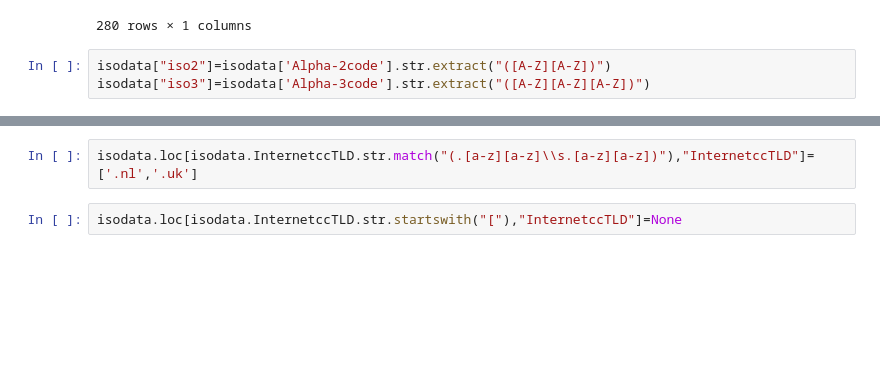
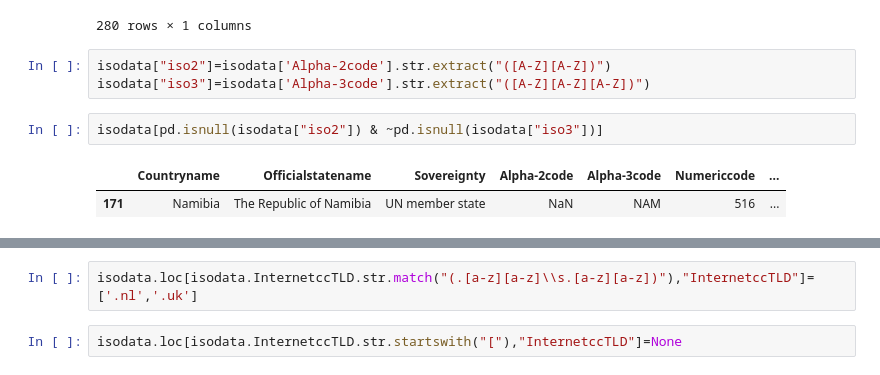
Before and after one commit to rhsu4/CTforGA_integrating, a Jupyter notebook: Exercises.ipynb, the cells around one changed output, grey strips where cells are left out. Cells and saved outputs as stored; diff of their text form; blank space fills up the shorter version.

```diff
--- a/Exercises.ipynb
+++ b/Exercises.ipynb
@@ -45,3 +65,8 @@ isodata['Alpha-2code'].str.extract("([A-Z][A-Z])")
 # %%
 isodata["iso2"]=isodata['Alpha-2code'].str.extract("([A-Z][A-Z])")
 isodata["iso3"]=isodata['Alpha-3code'].str.extract("([A-Z][A-Z][A-Z])")
+# %%
+isodata[pd.isnull(isodata["iso2"]) & ~pd.isnull(isodata["iso3"])]
+# %% [output]
+|  | Countryname | Officialstatename | Sovereignty | Alpha-2code | Alpha-3code | Numericcode | ... |
+| 171 | Namibia | The Republic of Namibia | UN member state | NaN | NAM | 516 | ... |
```
Also changed, not shown: parts of 26 cells of this notebook, 2 other files.
